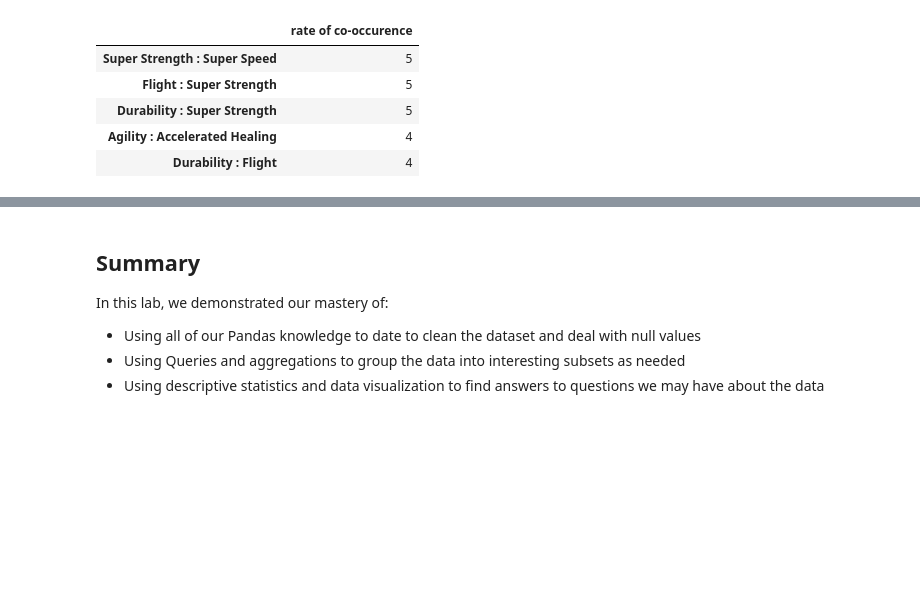
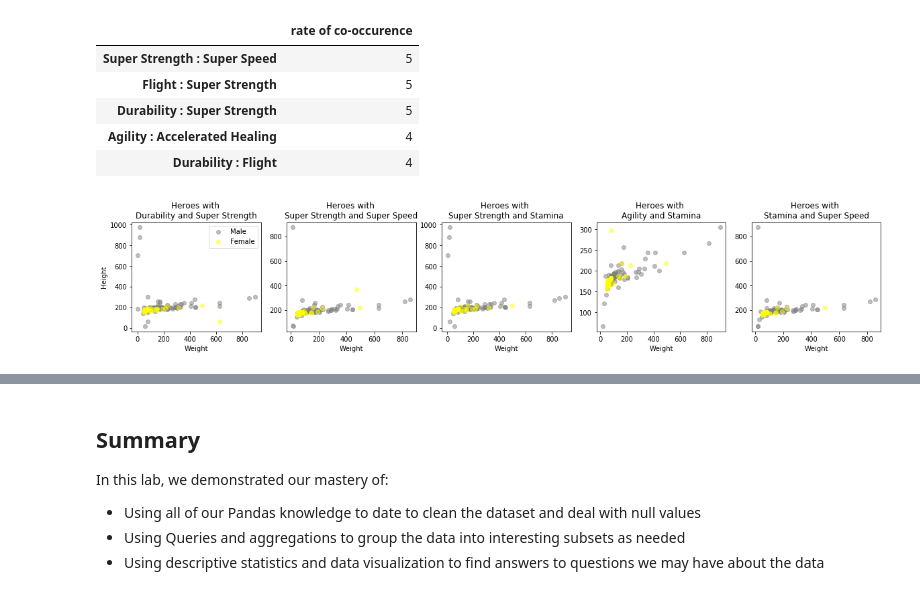
Before and after one commit to kylegwlawrence/dsc-1-04-13-project-data-cleaning-online-ds-sp-000, a Jupyter notebook: index.ipynb, the cells around one changed output, grey strips where cells are left out. Drawn from its saved outputs; the diff is of its cells as text; code cells hidden in the pictures; blank space fills up the shorter version.

Commit message:
done powerset graphs

```diff
--- a/index.ipynb
+++ b/index.ipynb
@@ -767,0 +765,90 @@ top_power_combos('missing')
+# %%
+#Is there a relationship between a hero's height and weight and their powerset?
+#create 5 scatter plots - 1 for each of top 5 powerset in total, and color by gender
+
+#init figure
+fig = plt.figure(figsize=(20,3))
+
+#create 10 axes
+ax1 = fig.add_subplot(151)
+ax2 = fig.add_subplot(152)
+ax3 = fig.add_subplot(153)
+ax4 = fig.add_subplot(154)
+ax5 = fig.add_subplot(155)
+
+
+#set the powers for each scatterplot
+ax1_powers = ['Durability','Super Strength']
+ax2_powers = ['Super Strength', 'Super Speed']
+ax3_powers = ['Super Strength','Stamina']
+ax4_powers = ['Agility','Stamina']
+ax5_powers = ['Stamina','Super Speed']
+ax6_powers = ax1_powers
+ax7_powers = ax2_powers
+ax8_powers = ax3_powers
+ax9_powers = ax4_powers
+ax10_powers = ax5_powers
+
+#make x and y series for each plot
+ax1_data = heroes_and_powers[(heroes_and_powers[ax1_powers[0]]==True)
+                              & (heroes_and_powers[ax1_powers[1]]==True)
+                              & (heroes_and_powers['Gender']=='Male')]
+ax2_data = heroes_and_powers[(heroes_and_powers[ax2_powers[0]]==True)
+                              & (heroes_and_powers[ax2_powers[1]]==True)
+                              & (heroes_and_powers['Gender']=='Male')]
+ax3_data = heroes_and_powers[(heroes_and_powers[ax3_powers[0]]==True)
+                              & (heroes_and_powers[ax3_powers[1]]==True)
+                              & (heroes_and_powers['Gender']=='Male')]
+ax4_data = heroes_and_powers[(heroes_and_powers[ax4_powers[0]]==True)
+                              & (heroes_and_powers[ax4_powers[1]]==True)
+                              & (heroes_and_powers['Gender']=='Male')]
+ax5_data = heroes_and_powers[(heroes_and_powers[ax5_powers[0]]==True)
+                              & (heroes_and_powers[ax5_powers[1]]==True)
+                              & (heroes_and_powers['Gender']=='Male')]
+ax6_data = heroes_and_powers[(heroes_and_powers[ax6_powers[0]]==True)
+                              & (heroes_and_powers[ax6_powers[1]]==True)
+                              & (heroes_and_powers['Gender']=='Female')]
+ax7_data = heroes_and_powers[(heroes_and_powers[ax7_powers[0]]==True)
+                              & (heroes_and_powers[ax7_powers[1]]==True)
+                              & (heroes_and_powers['Gender']=='Female')]
+ax8_data = heroes_and_powers[(heroes_and_powers[ax8_powers[0]]==True)
+                              & (heroes_and_powers[ax8_powers[1]]==True)
+                              & (heroes_and_powers['Gender']=='Female')]
+ax9_data = heroes_and_powers[(heroes_and_powers[ax9_powers[0]]==True)
+                              & (heroes_and_powers[ax9_powers[1]]==True)
+                              & (heroes_and_powers['Gender']=='Female')]
+ax10_data = heroes_and_powers[(heroes_and_powers[ax10_powers[0]]==True)
+                              & (heroes_and_powers[ax10_powers[1]]==True)
+                              & (heroes_and_powers['Gender']=='Female')]
+
+#plot each scatter plot. Colors need to be factorized
+ax1.scatter(ax1_data['Weight'], ax1_data['Height'], label='Male', c='grey', alpha = 0.5)
+ax1.scatter(ax6_data['Weight'], ax6_data['Height'], label='Female', c='yellow', alpha = 0.5)
+ax2.scatter(ax2_data['Weight'], ax2_data['Height'], label='Male', c='grey', alpha = 0.5)
+ax2.scatter(ax7_data['Weight'], ax7_data['Height'], label='Female', c='yellow', alpha = 0.5)
+ax3.scatter(ax3_data['Weight'], ax3_data['Height'], label='Male', c='grey', alpha = 0.5)
+ax3.scatter(ax8_data['Weight'], ax8_data['Height'], label='Female', c='yellow', alpha = 0.5)
+ax4.scatter(ax4_data['Weight'], ax4_data['Height'], label='Male', c='grey', alpha = 0.5)
+ax4.scatter(ax9_data['Weight'], ax9_data['Height'], label='Female', c='yellow', alpha = 0.5)
+ax5.scatter(ax5_data['Weight'], ax5_data['Height'], label='Male', c='grey', alpha = 0.5)
+ax5.scatter(ax10_data['Weight'], ax10_data['Height'], label='Female', c='yellow', alpha = 0.5)
+
+#titles
+ax1.set_title(f'Heroes with \n{ax1_powers[0]} and {ax1_powers[1]}')
+ax2.set_title(f'Heroes with \n{ax2_powers[0]} and {ax2_powers[1]}')
+ax3.set_title(f'Heroes with \n{ax3_powers[0]} and {ax3_powers[1]}')
+ax4.set_title(f'Heroes with \n{ax4_powers[0]} and {ax4_powers[1]}')
+ax5.set_title(f'Heroes with \n{ax5_powers[0]} and {ax5_powers[1]}')
+
+#set axes labels
+ax1.set_xlabel('Weight')
+ax1.set_ylabel('Height') #only need one height label
+ax2.set_xlabel('Weight')
+ax3.set_xlabel('Weight')
+ax4.set_xlabel('Weight')
+ax5.set_xlabel('Weight')
+
+ax1.legend()
+plt.show()
+# %% [output]
+[figure, added]
```
Also changed, not shown: parts of 6 cells of this notebook.
